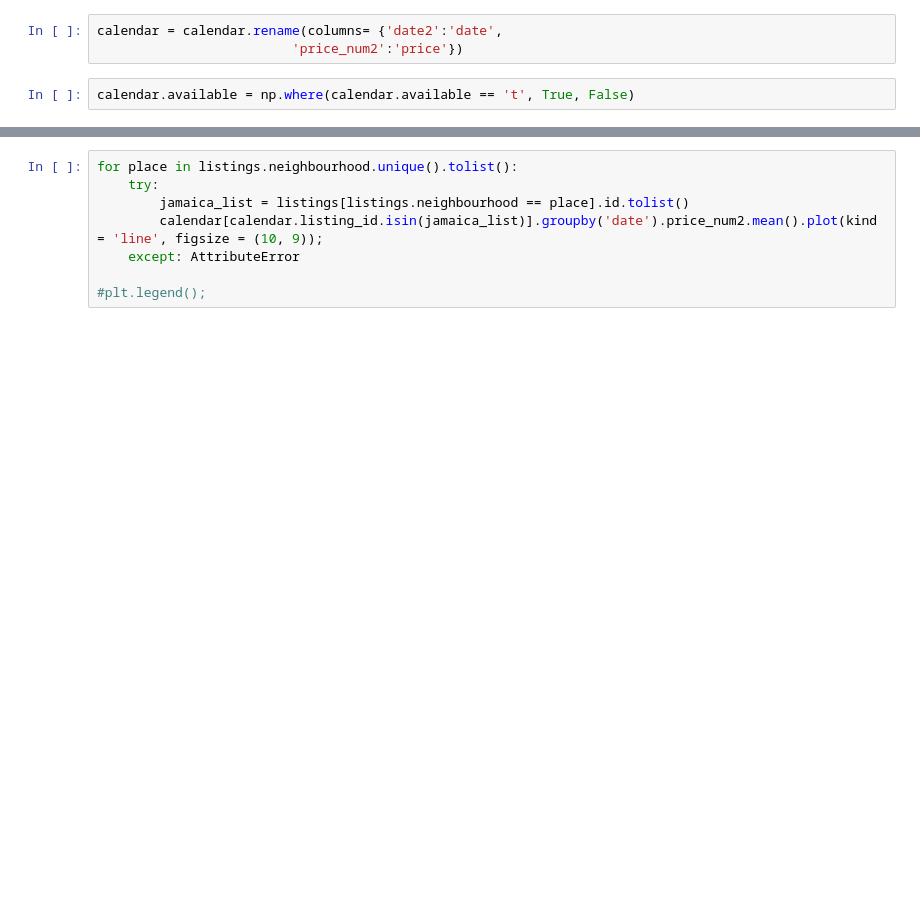
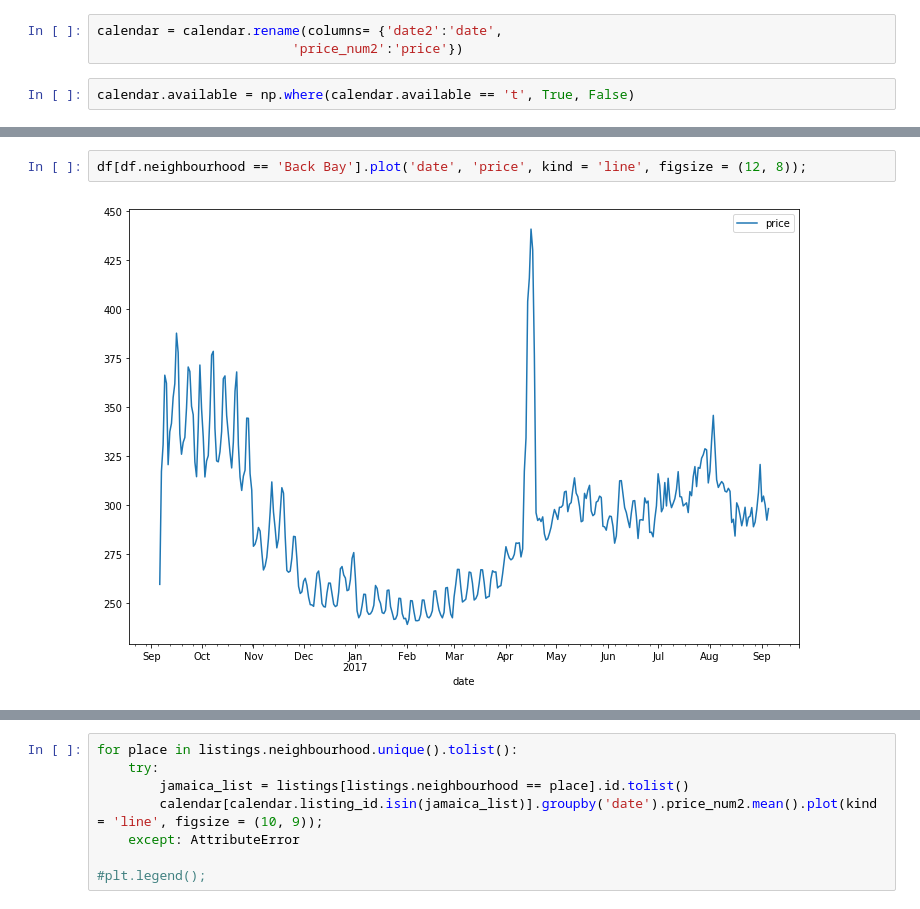
Before and after one commit to ilknurCakir/AirBnBBostonData, a Jupyter notebook: EDA.ipynb, the cells around one changed output, grey strips where cells are left out. Cells and saved outputs as stored; diff of their text form; blank space fills up the shorter version.

```diff
--- a/EDA.ipynb
+++ b/EDA.ipynb
@@ -61,0 +107,4 @@ calendar.available = np.where(calendar.available == 't', True, False)
+# %%
+df[df.neighbourhood == 'Back Bay'].plot('date', 'price', kind = 'line', figsize = (12, 8));
+# %% [output]
+[figure, added]
```
Also changed, not shown: parts of 16 cells of this notebook.
